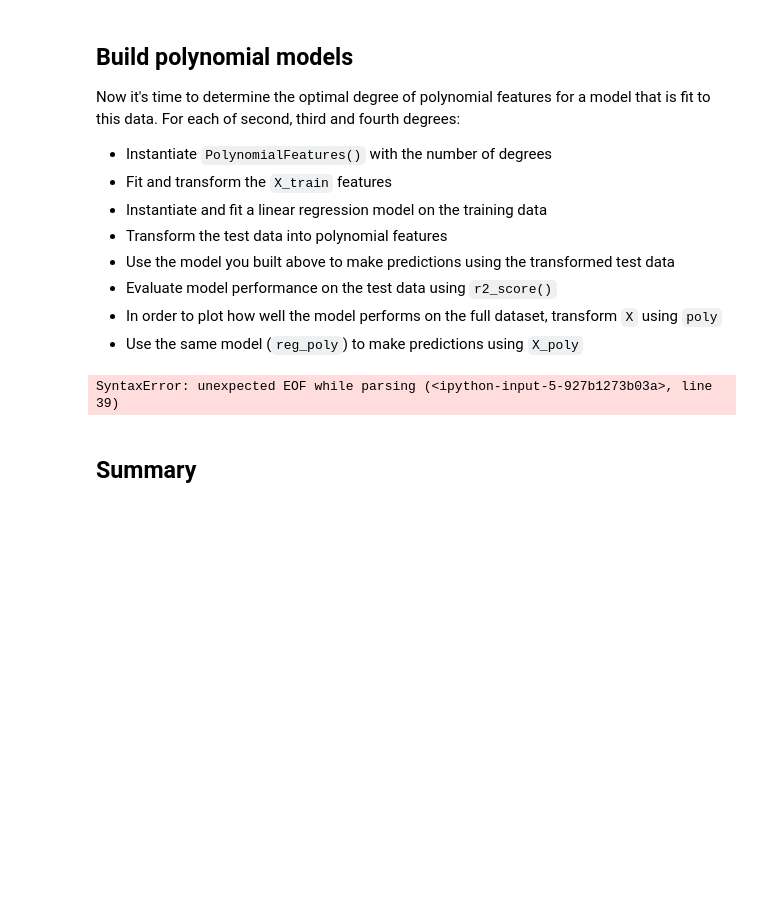
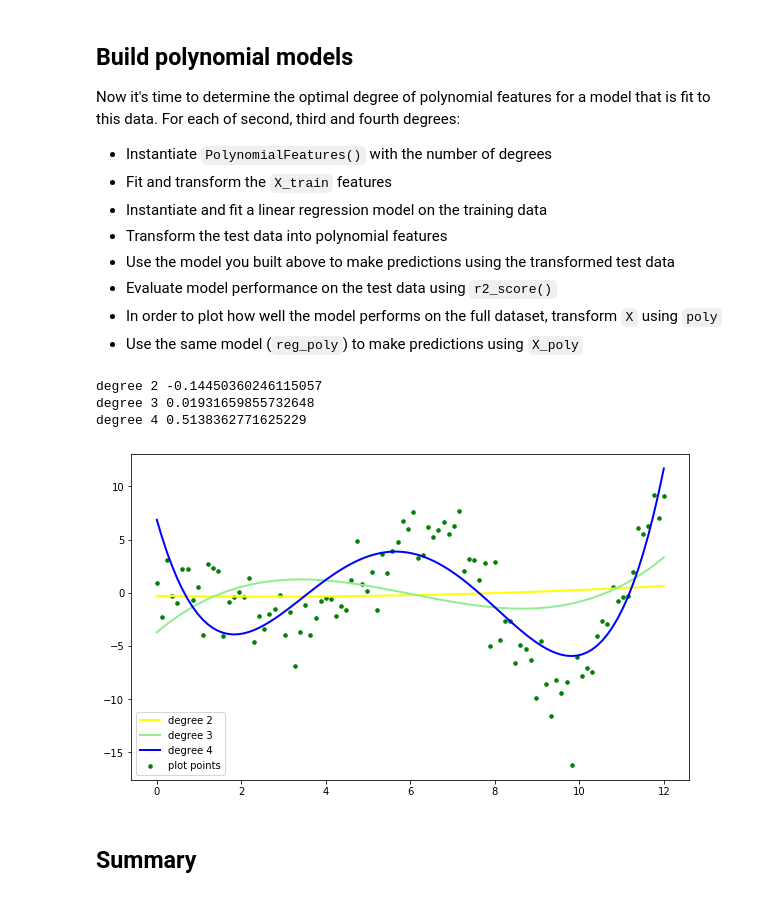
Before and after one commit to yagutaro/dsc-polynomial-regression-lab-hbs-ds-060120, a Jupyter notebook: index.ipynb, the cells around one changed output. Drawn from its saved outputs; the diff is of its cells as text; code cells hidden in the pictures; blank space fills up the shorter version.

```diff
--- a/index.ipynb
+++ b/index.ipynb
@@ -72,35 +72,38 @@ plt.scatter(df['x'], df['y'], color='green', s=50, marker='.', label='plot point
 # We'll fit 3 different polynomial regression models from degree 2 to degree 4
 for index, degree in enumerate([2, 3, 4]):
 
     # Instantiate PolynomialFeatures
     poly = PolynomialFeatures(degree)
 
     # Fit and transform X_train
     X_poly_train = poly.fit_transform(X_train)
 
     # Instantiate and fit a linear regression model to the polynomial transformed train features
     reg_poly = LinearRegression().fit(X_poly_train, y_train)
 
     # Transform the test data into polynomial features
     X_poly_test = poly.transform(X_test)
 
     # Get predicted values for transformed polynomial test data
     y_pred = reg_poly.predict(X_poly_test)
 
     # Evaluate model performance on test data
     print("degree %d" % degree, r2_score(y_test, y_pred))
 
     # Transform the full data
     X_poly = poly.transform(X)
 
     # Now, we want to see what the model predicts for the entire data
     y_poly = reg_poly.predict(X_poly)
 
     # Create plot of predicted values
     plt.plot(X, y_poly, color = colors[index], linewidth=2, label='degree %d' % degree)
-    plt.legend(loc='lower left'
+    plt.legend(loc='lower left')
 # %% [output]
-SyntaxError: unexpected EOF while parsing (<ipython-input-5-927b1273b03a>, line 39)
+degree 2 -0.14450360246115057
+degree 3 0.01931659855732648
+degree 4 0.5138362771625229
+[figure, added]
 # %% [markdown]
 ## Summary
 # %% [markdown]
```
